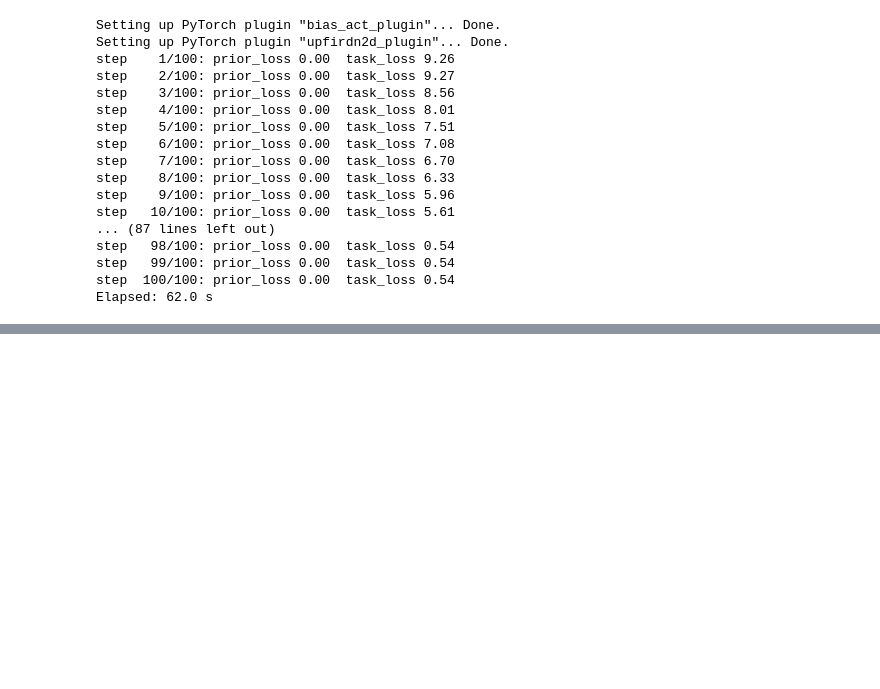
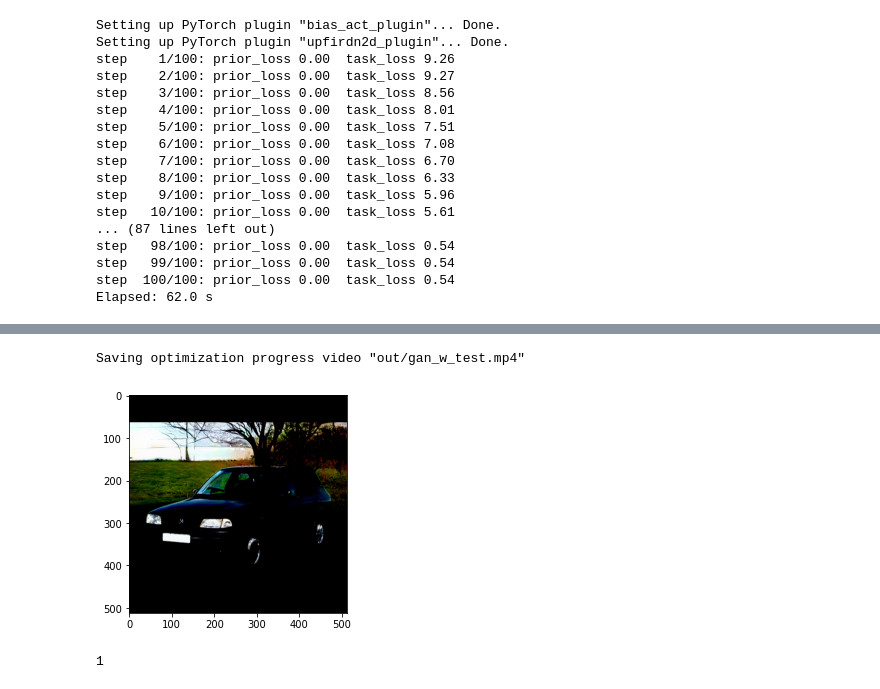
Before and after one commit to oleksiivolk/gan-regularization, a Jupyter notebook: playground.ipynb, the cells around one changed output, grey strips where cells are left out. Drawn from its saved outputs; the diff is of its cells as text; code cells hidden in the pictures; blank space fills up the shorter version.

```diff
--- a/playground.ipynb
+++ b/playground.ipynb
@@ -227,0 +303,46 @@ np.savez(f'{outdir}/projected_wblue.npz', w=projected_w.unsqueeze(0).cpu().numpy
+# %%
+device = 'cuda'
+
+args = Args
+
+generator = Generator(args.network_pkl, device=device, latent_space=args.latent_space)
+
+trainer = ScoreTrainer(args, device=device, sigma=args.sigma, im_width=1, im_height=512)
+trainer.load_network("/home/oleksiiv/logs/light-dream-44/ckpt.pth")
+# trainer.train(args.data, args.num_epochs, args.batch_size, args.lr, generator, max_t=args.max_t)
+# %%
+num_samples = 5 ** 2
+num_steps = 100
+
+samples = trainer.pc_sampler_seq(num_steps=num_steps, batch_size=num_samples)[:, :, 0] # 100, 16, 1, 1, 512 -> 100, 16, 1, 512
+outdir = "out"
+
+num_rows = 5
+os.makedirs(outdir, exist_ok=True)
+with torch.no_grad():
+    video = imageio.get_writer(f'{outdir}/gan_w_test.mp4', mode='I', fps=25, codec='libx264', bitrate='16M')
+    print (f'Saving optimization progress video "{outdir}/gan_w_test.mp4"')
+    for i in range(num_steps):
+        sub_samples = samples[i]
+        ims = generator.latent_to_image(sub_samples)*255
+        ims = ims.clamp(0, 255).permute(0, 2, 3, 1).to(torch.uint8).cpu().numpy()
+        grid_image = einops.rearrange(ims, "(n1 n2) h w c-> (n1 h) (n2 w) c", n1=num_rows)
+        video.append_data(grid_image)
+        # video.append_data(np.concatenate([target_uint8, synth_image], axis=1))
+    video.close()
+# %% [output]
+Saving optimization progress video "out/gan_w_test.mp4"
+# %%
+samples = trainer.pc_sampler(num_steps=num_steps, batch_size=num_samples)
+ims = generator.latent_to_image(samples[:,0])*255
+ims = ims.clamp(0, 255).permute(0, 2, 3, 1).to(torch.uint8).cpu().numpy()
+# %%
+from matplotlib import pyplot as plt
+plt.imshow(ims[0])
+plt.show()
+# %% [output]
+[figure, added]
+# %%
+ims[0].max()
+# %% [output]
+1
```
Also changed, not shown: parts of 8 cells of this notebook, 6 other files.
